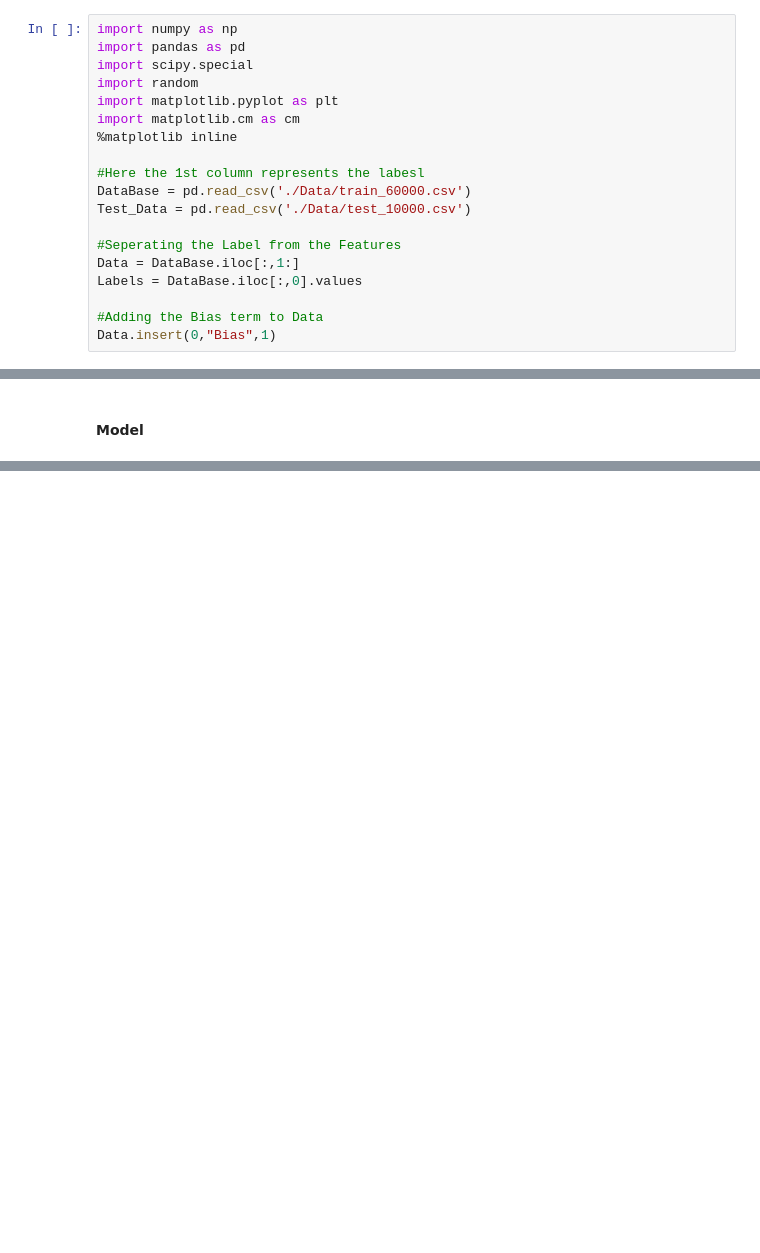
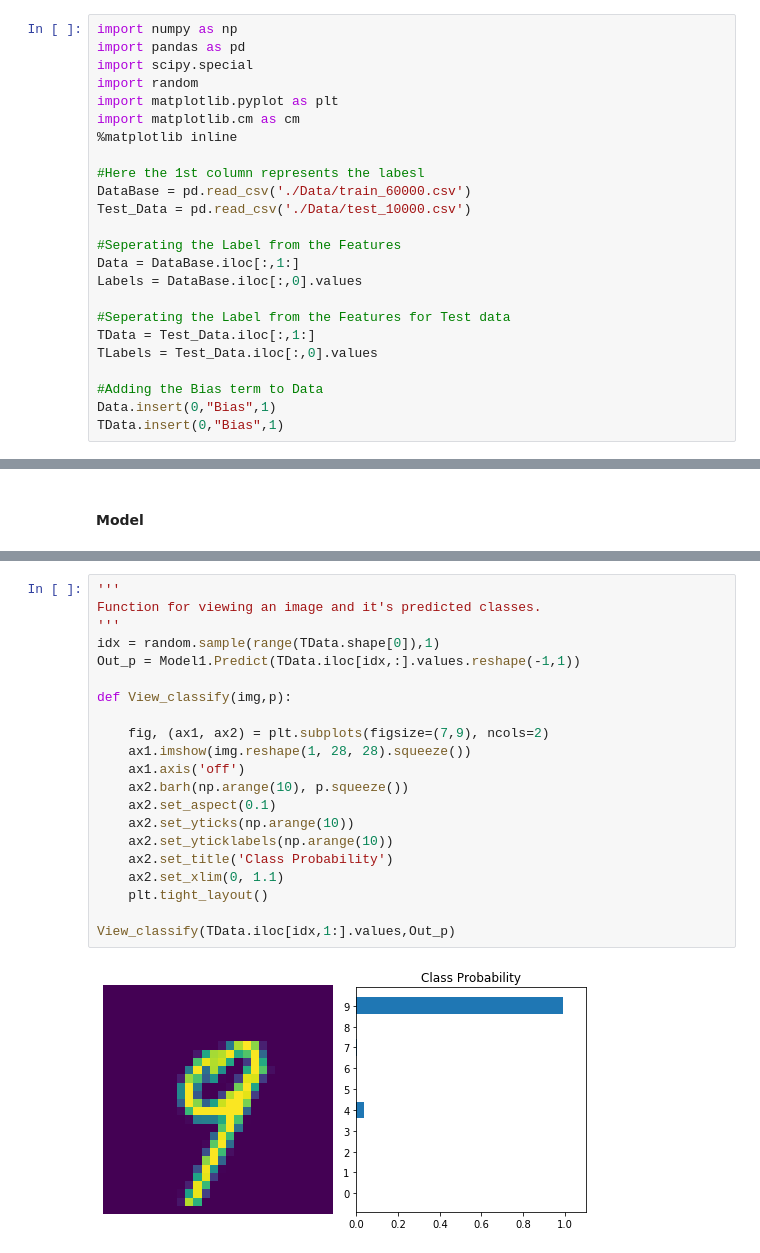
Before and after one commit to GauthamSks/Handwritten-Digit-Clasiffication, a Jupyter notebook: Handwritten Digit Classification.ipynb, the cells around one changed output, grey strips where cells are left out. Drawn from its saved outputs; the diff is of its cells as text; blank space fills up the shorter version.

```diff
--- a/Handwritten Digit Classification.ipynb
+++ b/Handwritten Digit Classification.ipynb
@@ -21,7 +21,12 @@ Test_Data = pd.read_csv('./Data/test_10000.csv')
 Data = DataBase.iloc[:,1:]
 Labels = DataBase.iloc[:,0].values
 
+#Seperating the Label from the Features for Test data
+TData = Test_Data.iloc[:,1:]
+TLabels = Test_Data.iloc[:,0].values
+
 #Adding the Bias term to Data
 Data.insert(0,"Bias",1)
+TData.insert(0,"Bias",1)
 # %% [markdown]
 #### Visualizing the data
@@ -230,0 +278,23 @@ As you can see above the model is overfitting it performs well with training dat
+# %%
+'''
+Function for viewing an image and it's predicted classes.
+'''
+idx = random.sample(range(TData.shape[0]),1)
+Out_p = Model1.Predict(TData.iloc[idx,:].values.reshape(-1,1))
+
+def View_classify(img,p):
+
+    fig, (ax1, ax2) = plt.subplots(figsize=(7,9), ncols=2)
+    ax1.imshow(img.reshape(1, 28, 28).squeeze())
+    ax1.axis('off')
+    ax2.barh(np.arange(10), p.squeeze())
+    ax2.set_aspect(0.1)
+    ax2.set_yticks(np.arange(10))
+    ax2.set_yticklabels(np.arange(10))
+    ax2.set_title('Class Probability')
+    ax2.set_xlim(0, 1.1)
+    plt.tight_layout()
+
+View_classify(TData.iloc[idx,1:].values,Out_p)
+# %% [output]
+[figure, added]
```
Also changed, not shown: parts of 7 cells of this notebook, 2 other files.
